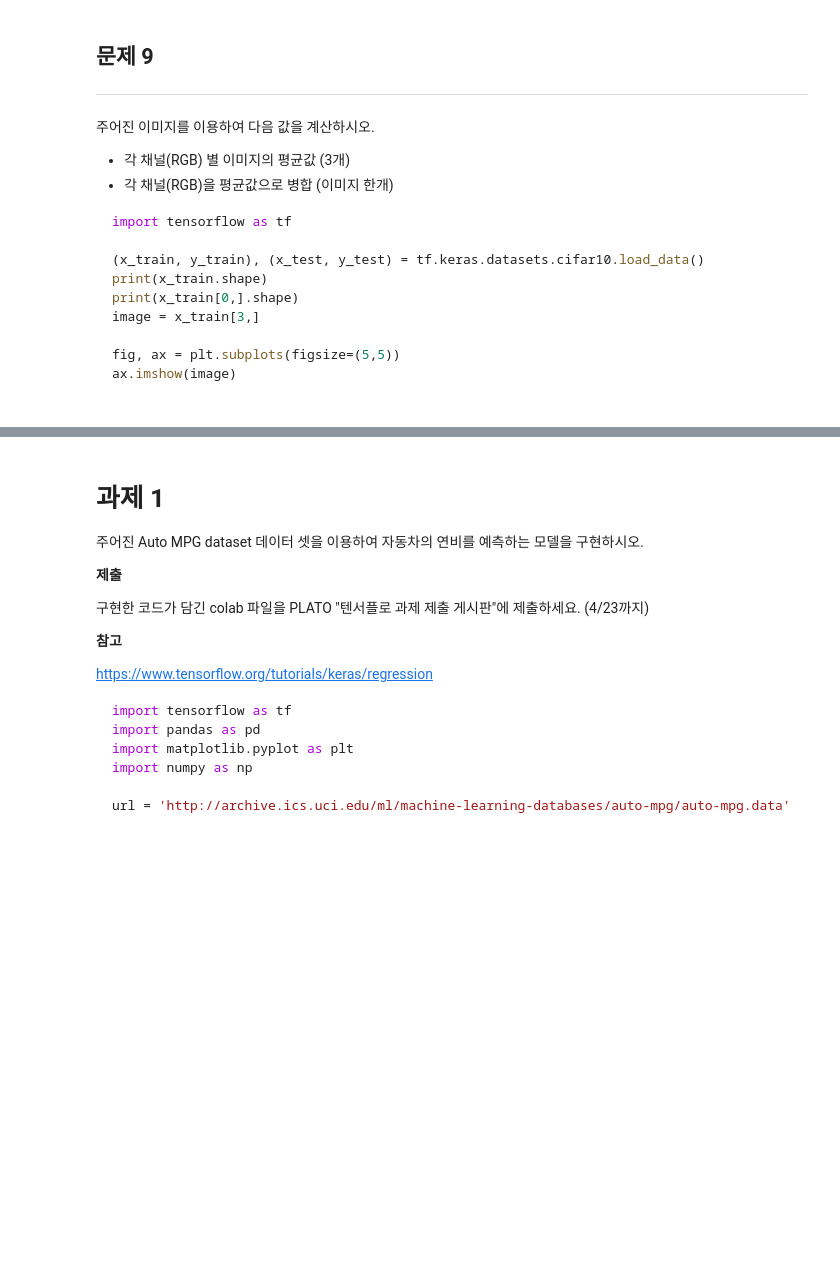
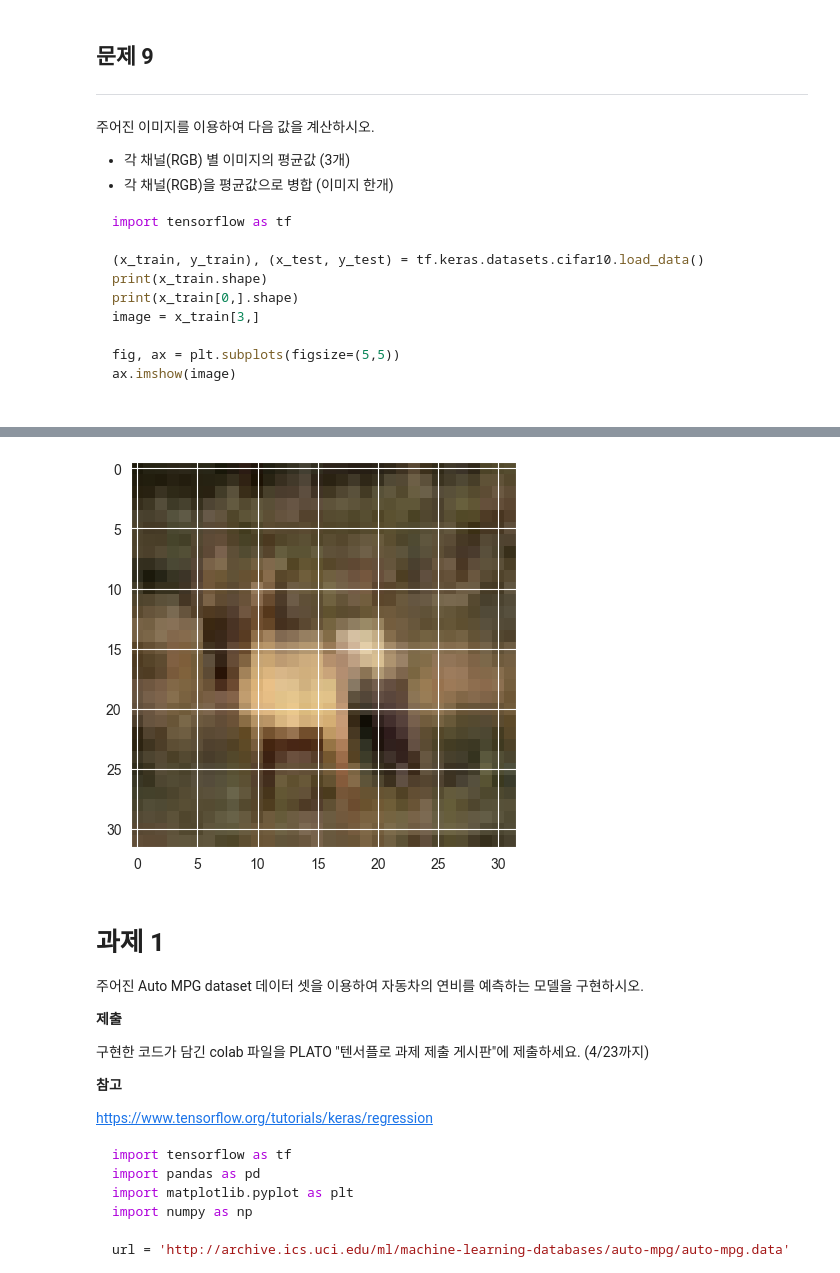
Before and after one commit to beeguriri/Tensorflow, a Jupyter notebook: assignment/tf_03_lab_test.ipynb, the cells around one changed output, grey strips where cells are left out. Cells and saved outputs as stored; diff of their text form; code cells hidden in the pictures; blank space fills up the shorter version.

```diff
--- a/assignment/tf_03_lab_test.ipynb
+++ b/assignment/tf_03_lab_test.ipynb
@@ -342,3 +343,11 @@ Exception: URL fetch failure on https://www.cs.toronto.edu/~kriz/cifar-10-python
+# %%
+def show_image(image, cmap=None):
+  fig, ax = plt.subplots(figsize=(5,5))
+  ax.imshow(image, cmap=cmap)
+
+show_image(image)
+# %% [output]
+[figure, added]
 # %% [markdown]
 # 과제 1
 
```
Also changed, not shown: parts of 2 cells of this notebook, 1 other file.
